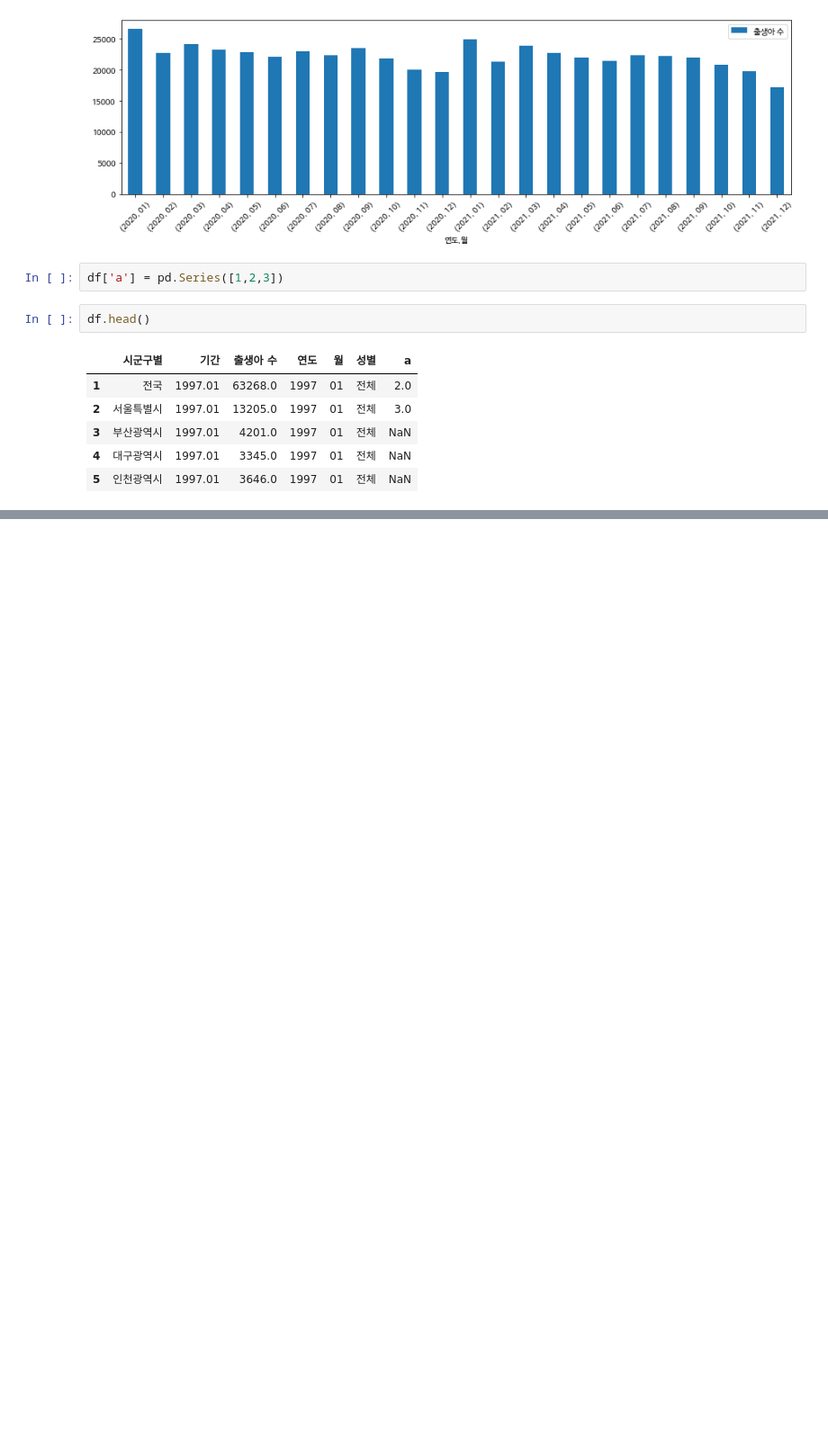
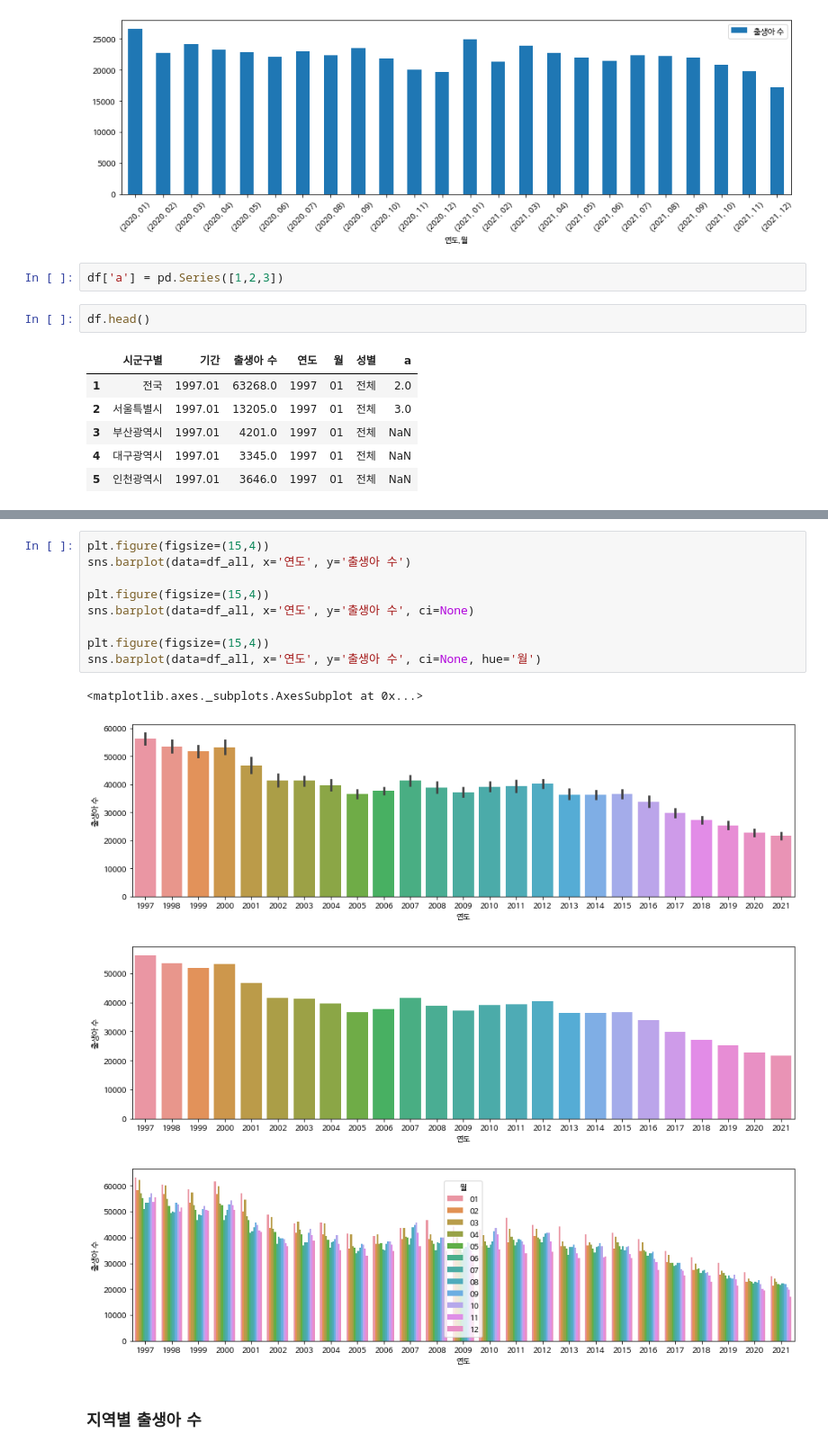
Before and after one commit to min-hee-Lee/python_workdemo, a Jupyter notebook: p402_pandas_2020년_인구총조사.ipynb, the cells around one changed output, grey strips where cells are left out. Shown at 90% size. Cells and saved outputs as stored; diff of their text form; blank space fills up the shorter version.

```diff
--- a/p402_pandas_2020년_인구총조사.ipynb
+++ b/p402_pandas_2020년_인구총조사.ipynb
@@ -794,0 +841,16 @@ df.head()
+# %%
+plt.figure(figsize=(15,4))
+sns.barplot(data=df_all, x='연도', y='출생아 수')
+
+plt.figure(figsize=(15,4))
+sns.barplot(data=df_all, x='연도', y='출생아 수', ci=None)
+
+plt.figure(figsize=(15,4))
+sns.barplot(data=df_all, x='연도', y='출생아 수', ci=None, hue='월')
+# %% [output]
+<matplotlib.axes._subplots.AxesSubplot at 0x...>
+[figure, added]
+[figure, added]
+[figure, added]
+# %% [markdown]
+### 지역별 출생아 수
```
Also changed, not shown: parts of 33 cells of this notebook.
